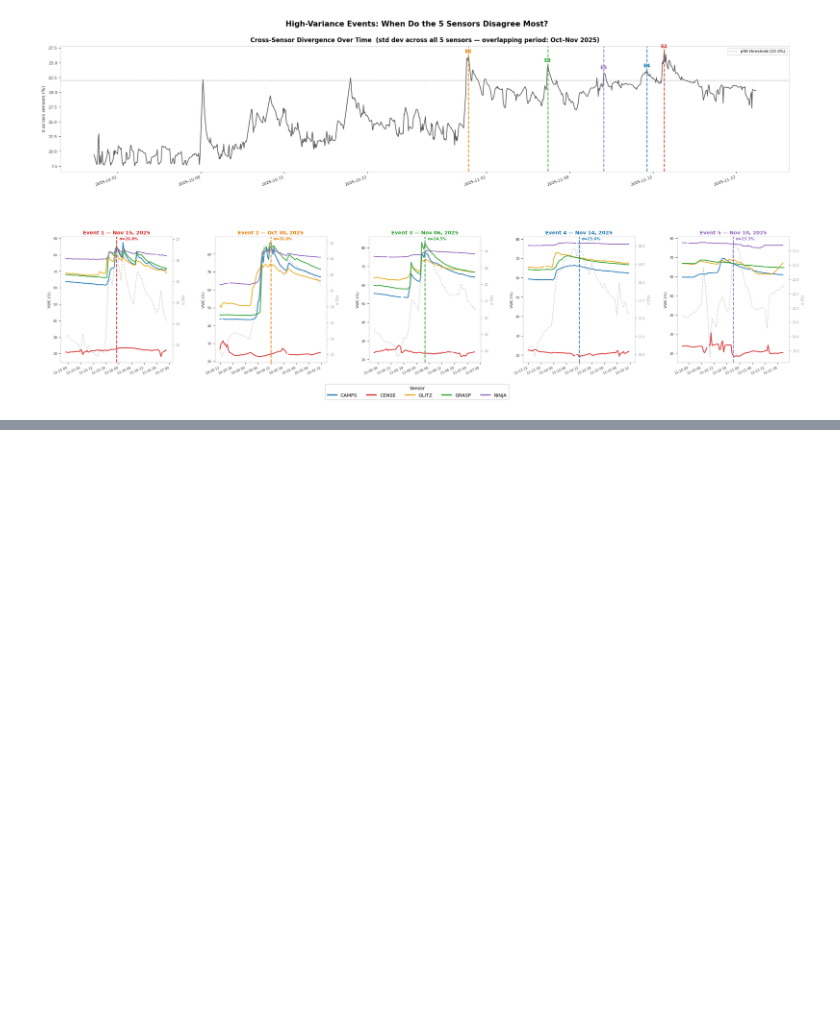
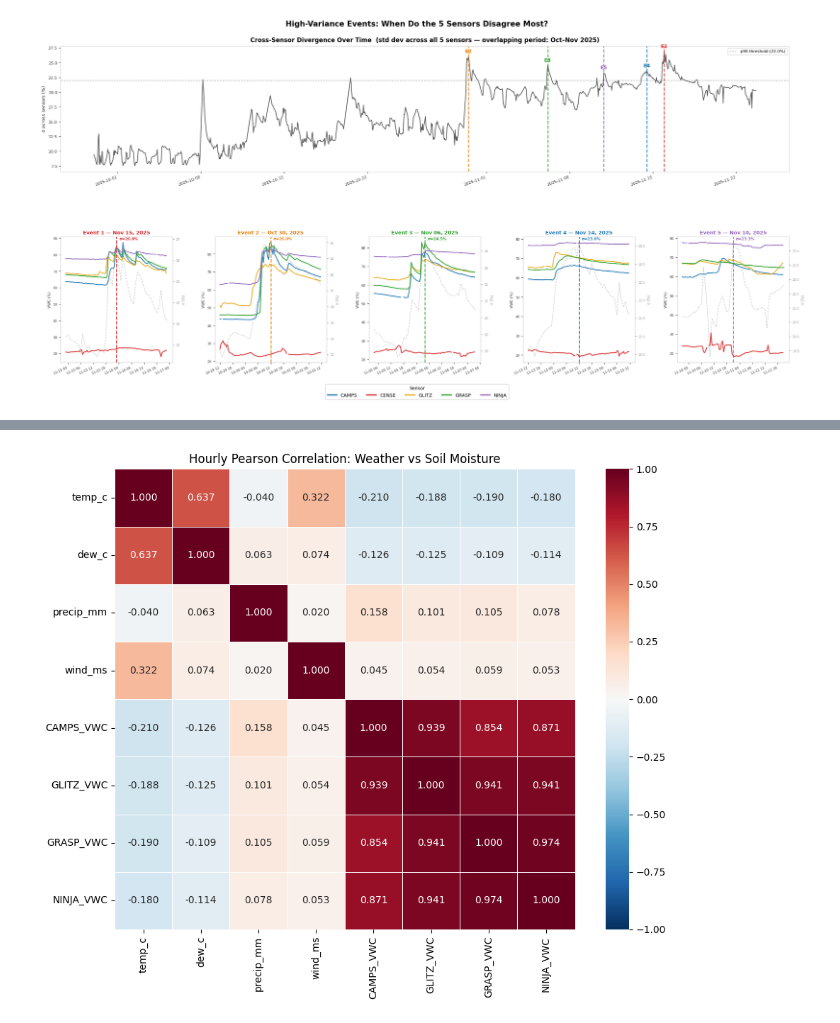
Before and after one commit to cta48/GeoData-Soil-Moisture-Sensors, a Jupyter notebook: GeoData_Soil_Moisture_Sensors.ipynb, the cells around one changed output, grey strips where cells are left out. Saved outputs shown, nothing was run; the diff lists cells and outputs as text; code cells hidden in the pictures; blank space fills up the shorter version.

Commit message:
hourly analysis done

```diff
--- a/GeoData_Soil_Moisture_Sensors.ipynb
+++ b/GeoData_Soil_Moisture_Sensors.ipynb
@@ -654,0 +727,21 @@ Event    Peak Time              σ (%)  |  CAMPS   CENSE   GLITZ   GRASP   NINJA
+# %%
+# Resample sensors to hourly averages
+hourly_sensors = {}
+for name, df in datasets.items():
+    if name == 'CENSE':
+        continue
+    hourly = df.set_index('timestamp').resample('h')['volumetric_water_content[%]'].mean().reset_index()
+    hourly.columns = ['timestamp', f'{name}_VWC']
+    hourly_sensors[name] = hourly
+
+# Merge weather + sensors (inner join)
+merged_h = weather_h.copy()
+for name, s in hourly_sensors.items():
+    merged_h = merged_h.merge(s, on='timestamp', how='inner')
+
+sensor_vars = [c for c in merged_h.columns if c.endswith('_VWC')]
+weather_vars = ['temp_c', 'dew_c', 'precip_mm', 'wind_ms']
+
+print(f'Merged hourly dataset: {merged_h.shape[0]} rows')
+print(f'Period: {merged_h["timestamp"].min()} to {merged_h["timestamp"].max()}')
+merged_h.head()
@@ -654,0 +757,12 @@ Event    Peak Time              σ (%)  |  CAMPS   CENSE   GLITZ   GRASP   NINJA
+# %%
+# Raw Hourly Pearson Correlation Matrix
+corr_h = merged_h[weather_vars + sensor_vars].corr(method='pearson')
+
+plt.figure(figsize=(10, 8))
+sns.heatmap(corr_h, annot=True, fmt='.3f', cmap='RdBu_r', center=0,
+            vmin=-1, vmax=1, square=True, linewidths=0.5)
+plt.title('Hourly Pearson Correlation: Weather vs Soil Moisture')
+plt.tight_layout()
+plt.show()
+# %% [output]
+[figure, added]
```
Also changed, not shown: parts of 12 cells of this notebook.
